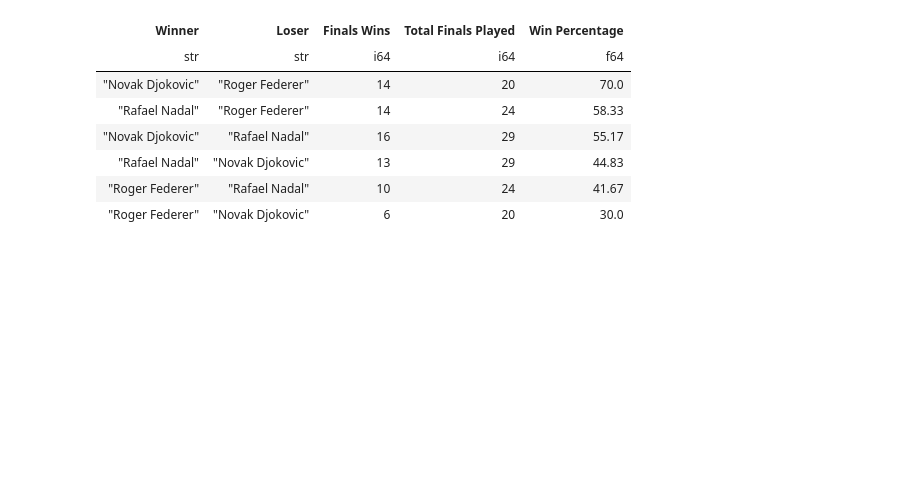
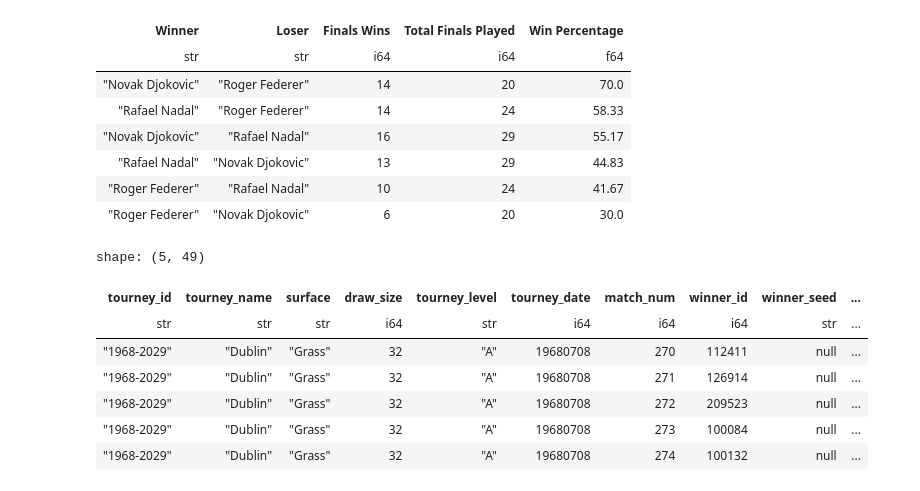
Before and after one commit to ZygimantasB/polars_library, a Jupyter notebook: kaggle/atp_matches_tennis.ipynb, the cells around one changed output. Cells and saved outputs as stored; diff of their text form; code cells hidden in the pictures; blank space fills up the shorter version.

```diff
--- a/kaggle/atp_matches_tennis.ipynb
+++ b/kaggle/atp_matches_tennis.ipynb
@@ -738,3 +743,14 @@ shape: (6, 5)
 | "Rafael Nadal" | "Novak Djokovic" | 13 | 29 | 44.83 |
 | "Roger Federer" | "Rafael Nadal" | 10 | 24 | 41.67 |
 | "Roger Federer" | "Novak Djokovic" | 6 | 20 | 30.0 |
+# %%
+df.head()
+# %% [output]
+shape: (5, 49)
+| tourney_id | tourney_name | surface | draw_size | tourney_level | tourney_date | match_num | winner_id | winner_seed | ... |
+| str | str | str | i64 | str | i64 | i64 | i64 | str | ... |
+| "1968-2029" | "Dublin" | "Grass" | 32 | "A" | 19680708 | 270 | 112411 | null | ... |
+| "1968-2029" | "Dublin" | "Grass" | 32 | "A" | 19680708 | 271 | 126914 | null | ... |
+| "1968-2029" | "Dublin" | "Grass" | 32 | "A" | 19680708 | 272 | 209523 | null | ... |
+| "1968-2029" | "Dublin" | "Grass" | 32 | "A" | 19680708 | 273 | 100084 | null | ... |
+| "1968-2029" | "Dublin" | "Grass" | 32 | "A" | 19680708 | 274 | 100132 | null | ... |
```
Also changed, not shown: parts of 28 cells of this notebook.
